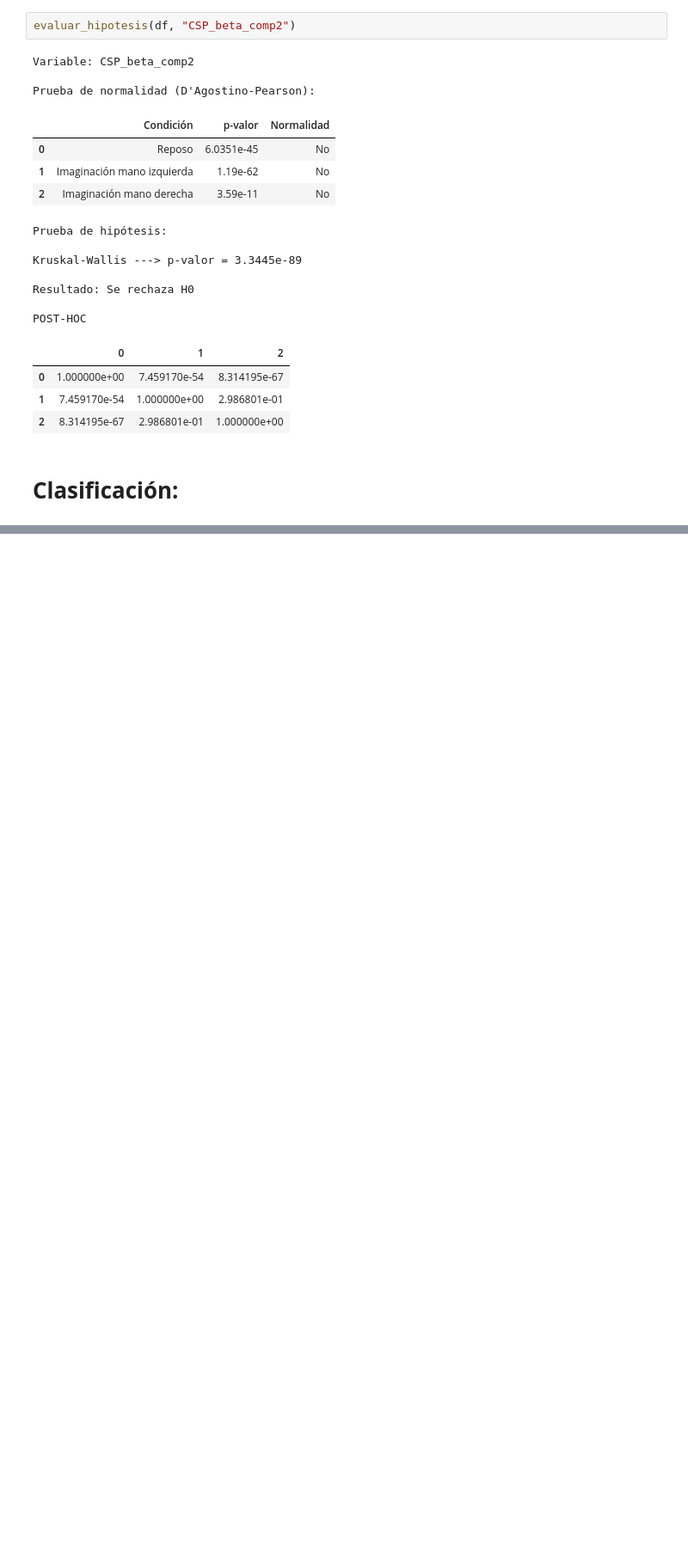
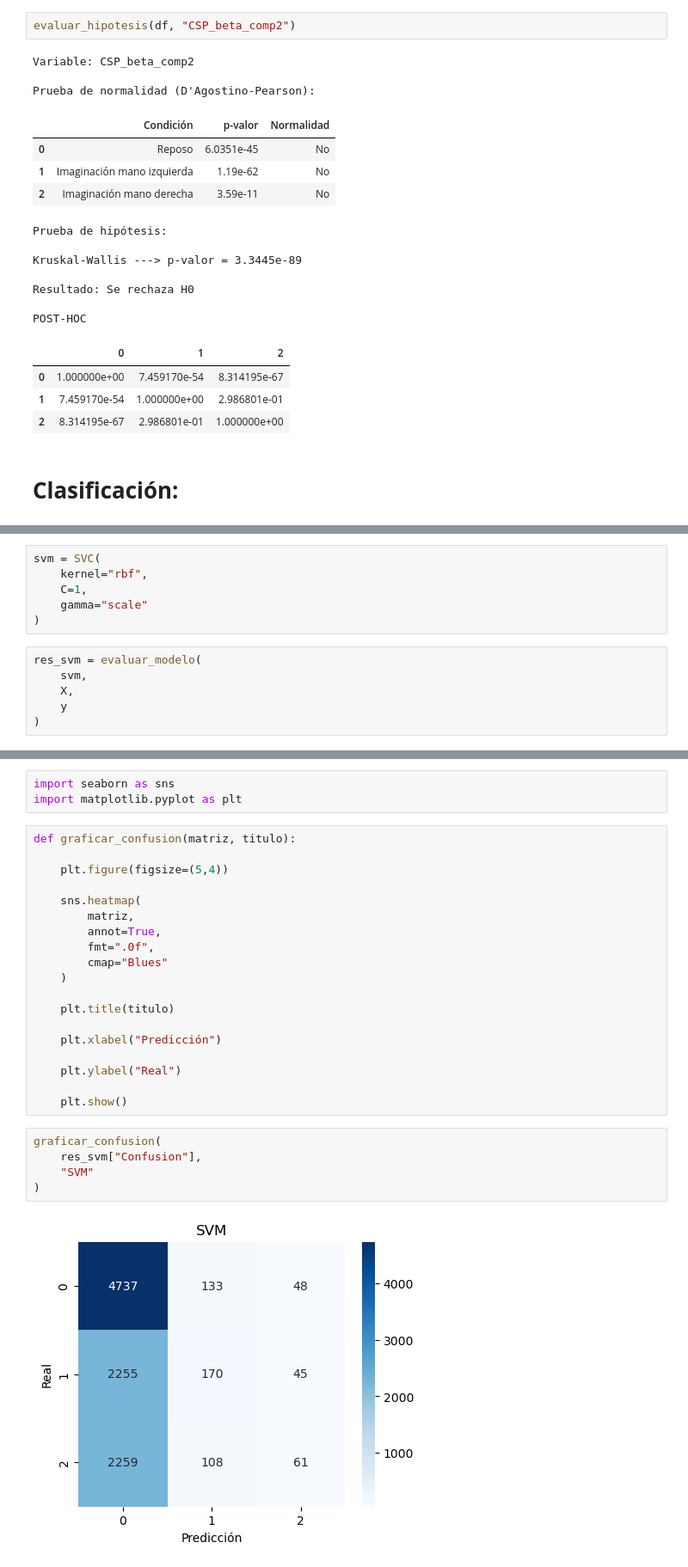
Before and after one commit to Isa21bella09/Proyecto-2---Clasificacion-datos-BCI, a Jupyter notebook: Proyecto 2 - Codigo.ipynb, the cells around one changed output, grey strips where cells are left out. Shown at 86% size. Cells and saved outputs as stored; diff of their text form; blank space fills up the shorter version.

```diff
--- a/Proyecto 2 - Codigo.ipynb
+++ b/Proyecto 2 - Codigo.ipynb
@@ -709,0 +1144,12 @@ cv = StratifiedKFold(
+# %%
+svm = SVC(
+    kernel="rbf",
+    C=1,
+    gamma="scale"
+)
+# %%
+res_svm = evaluar_modelo(
+    svm,
+    X,
+    y
+)
@@ -709,0 +1223,29 @@ cv = StratifiedKFold(
+# %%
+import seaborn as sns
+import matplotlib.pyplot as plt
+# %%
+def graficar_confusion(matriz, titulo):
+
+    plt.figure(figsize=(5,4))
+
+    sns.heatmap(
+        matriz,
+        annot=True,
+        fmt=".0f",
+        cmap="Blues"
+    )
+
+    plt.title(titulo)
+
+    plt.xlabel("Predicción")
+
+    plt.ylabel("Real")
+
+    plt.show()
+# %%
+graficar_confusion(
+    res_svm["Confusion"],
+    "SVM"
+)
+# %% [output]
+[figure, added]
```
Also changed, not shown: parts of 28 cells of this notebook, 1 other file.
